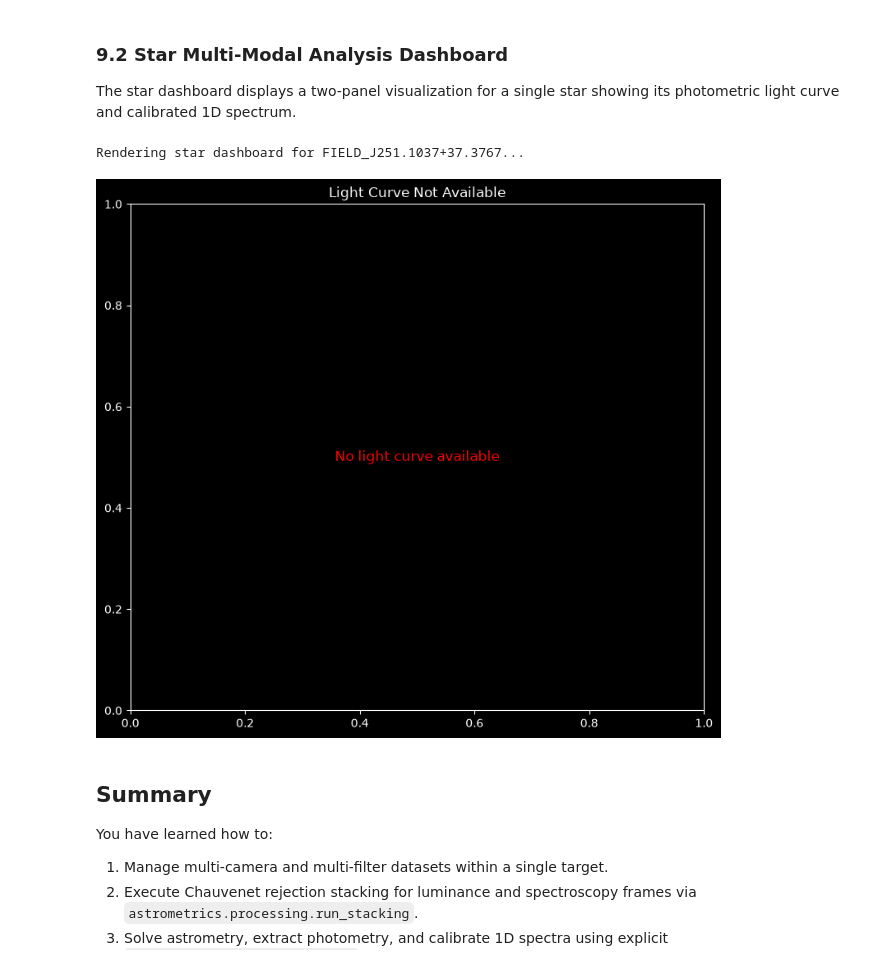
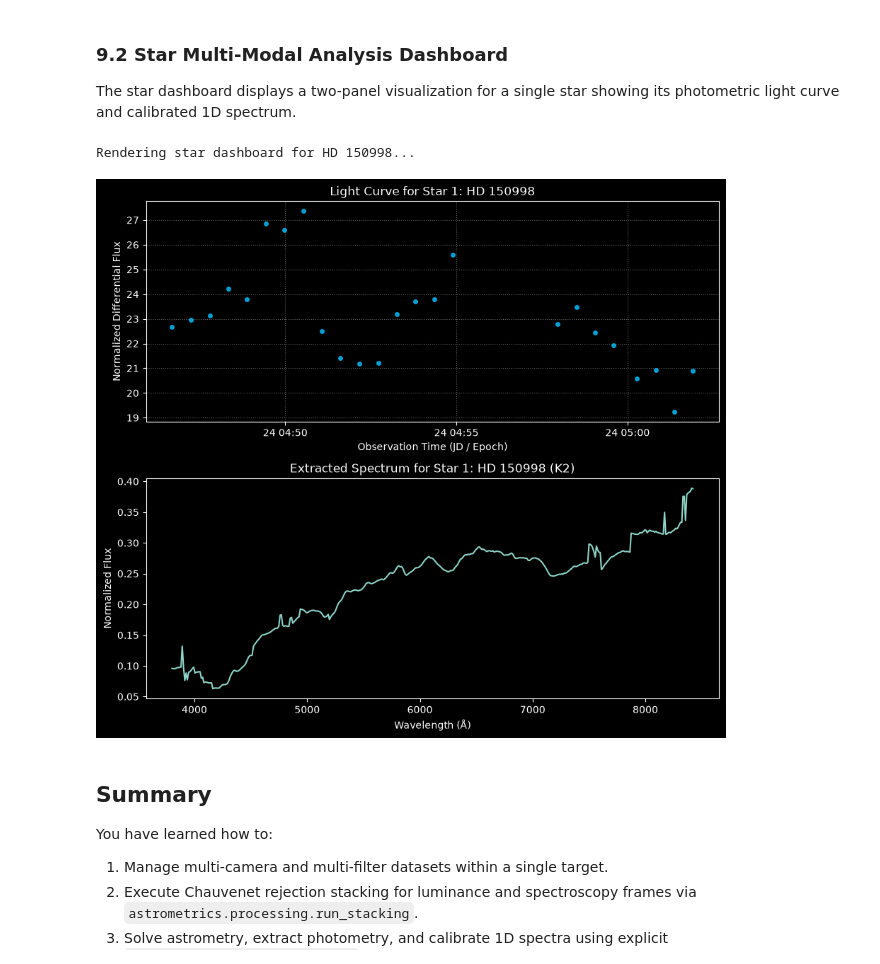
Before and after one commit to m1chae2/astrometrics, a Jupyter notebook: documentation/notebooks/astrometrics/user_guide/09_end_to_end_pipeline_M13.ipynb, the cells around one changed output. Saved outputs shown, nothing was run; the diff lists cells and outputs as text; code cells hidden in the pictures.

```diff
--- a/documentation/notebooks/astrometrics/user_guide/09_end_to_end_pipeline_M13.ipynb
+++ b/documentation/notebooks/astrometrics/user_guide/09_end_to_end_pipeline_M13.ipynb
@@ -188,14 +170,15 @@ Rendering interactive target dashboard for M 13...
 
 The star dashboard displays a two-panel visualization for a single star showing its photometric light curve and calibrated 1D spectrum.
 # %%
-if target and stellar_objects:
-    selected_star = stellar_objects[0]
+if target:
+    selected_star = astrometrics.stars.get_object("HD 150998")
+    spectral_star = astrometrics.stars.get_object(f"{selected_star.id}::spectroscopy")
     print(f"Rendering star dashboard for {selected_star.id}...")
-    star_figure = astrometrics.visualization.plot_star_dashboard(selected_star)
+    star_figure = astrometrics.visualization.plot_star_dashboard(selected_star, spectral_star=spectral_star)
     star_figure.show()
 # %% [output]
-Rendering star dashboard for FIELD_J251.1037+37.3767...
+Rendering star dashboard for HD 150998...
-[figure, old version]
+[figure, new version]
 # %% [markdown]
 ## Summary
 
```
Also changed, not shown: parts of 4 cells of this notebook, 3 other files.
